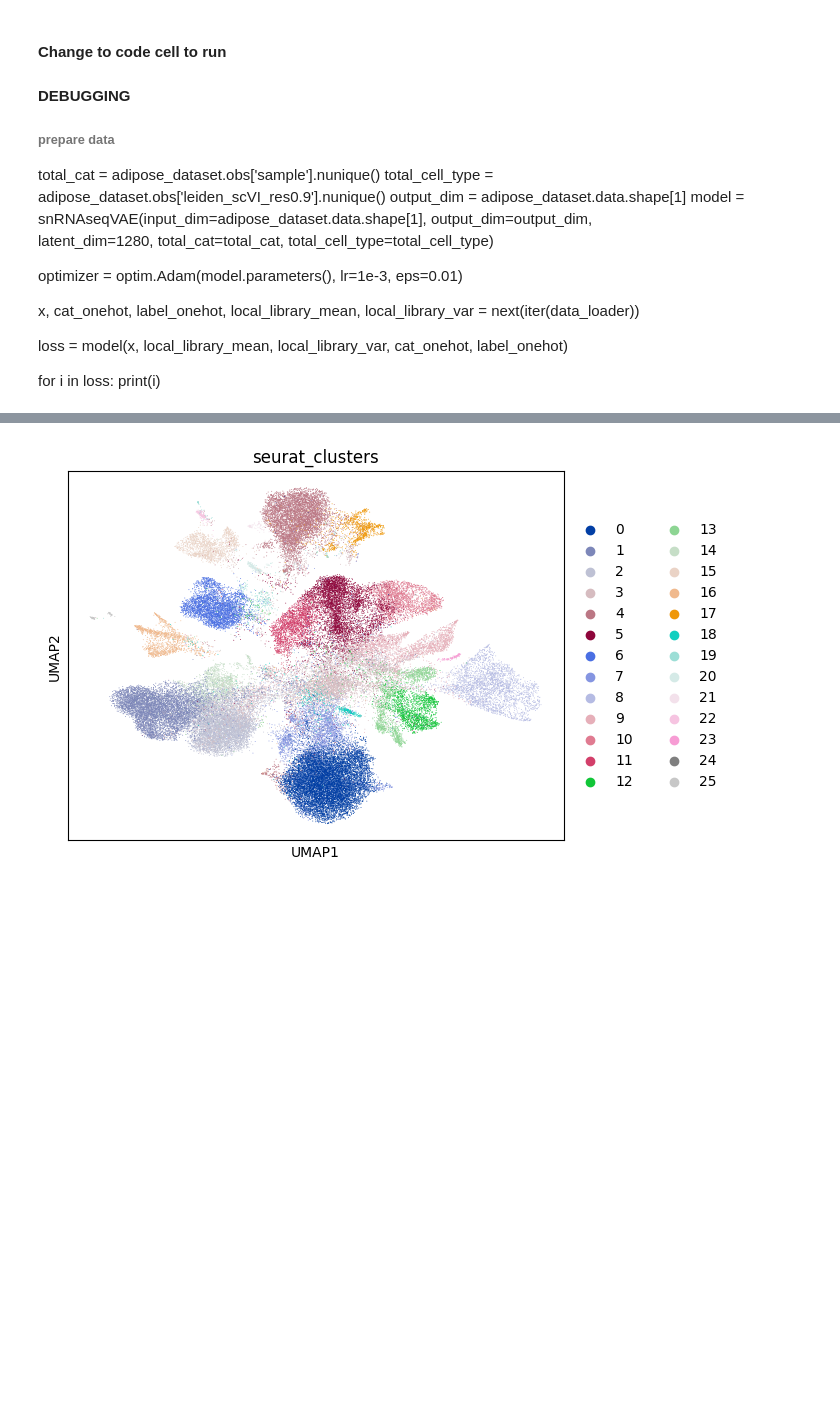
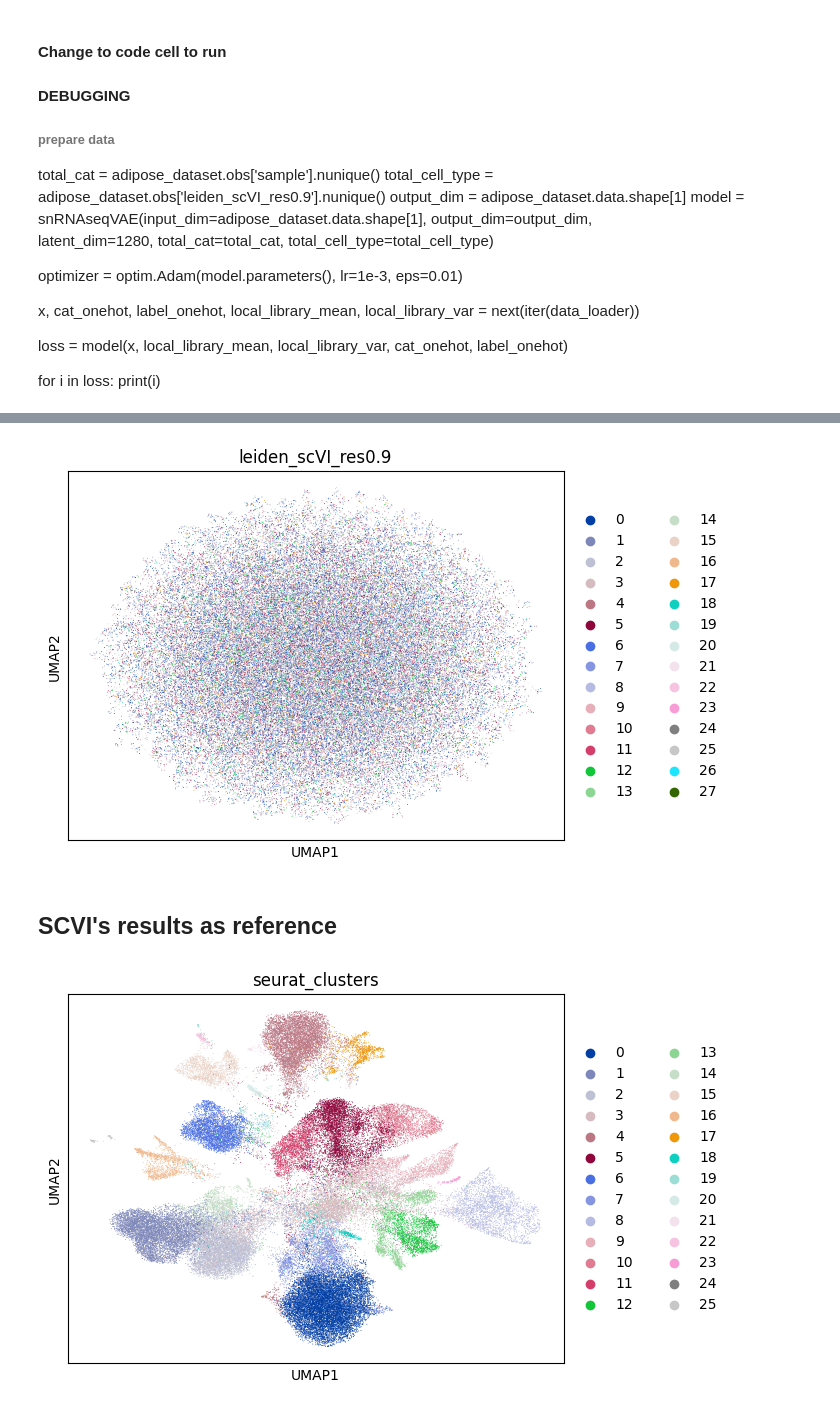
Before and after one commit to Irisapo/yyyyvae, a Jupyter notebook: script/VAE_snRNAseq.ipynb, the cells around one changed output, grey strips where cells are left out. Saved outputs shown, nothing was run; the diff lists cells and outputs as text; code cells hidden in the pictures; blank space fills up the shorter version.

```diff
--- a/script/VAE_snRNAseq.ipynb
+++ b/script/VAE_snRNAseq.ipynb
@@ -453,3 +470,29 @@ sc.pl.umap(train_data_2, color=['sample'] )
+# %%
+adipose_dataset = scDataset(train_data)
+data_loader = DataLoader(adipose_dataset, batch_size=1000, shuffle=False)
+z = []
+model.eval()
+with torch.no_grad():
+    for i, data in enumerate(data_loader):
+        x, cat_onehot, label_onehot, local_library_mean, local_library_var = data
+        x = x.to('cuda')
+        cat_onehot = cat_onehot.to('cuda')
+        label_onehot = label_onehot.to('cuda')
+        local_library_mean = local_library_mean.to('cuda').view((-1,1))
+        local_library_var = local_library_var.to('cuda').view((-1,1))
+        #qz_mean, _ = model.encoder_x(x, label_onehot)
+        qz_mean, _ = model.encoder_x(x)
+        z.append(qz_mean.cpu().detach())
+# %%
+train_data_2.obsm['syy_VAE300epo'] = torch.cat(z).numpy()
+sc.pp.neighbors(train_data_2, use_rep='syy_VAE300epo')
+sc.tl.umap(train_data_2)
+# %%
+sc.pl.umap(train_data_2, color=['leiden_scVI_res0.9'] )
+# %% [output]
+[figure, added]
+# %% [markdown]
+## SCVI's results as reference
 # %%
 sc.pp.neighbors(train_data, use_rep='X_scVI')
 sc.tl.umap(train_data)
```
Also changed, not shown: parts of 9 cells of this notebook, 1 other file.
